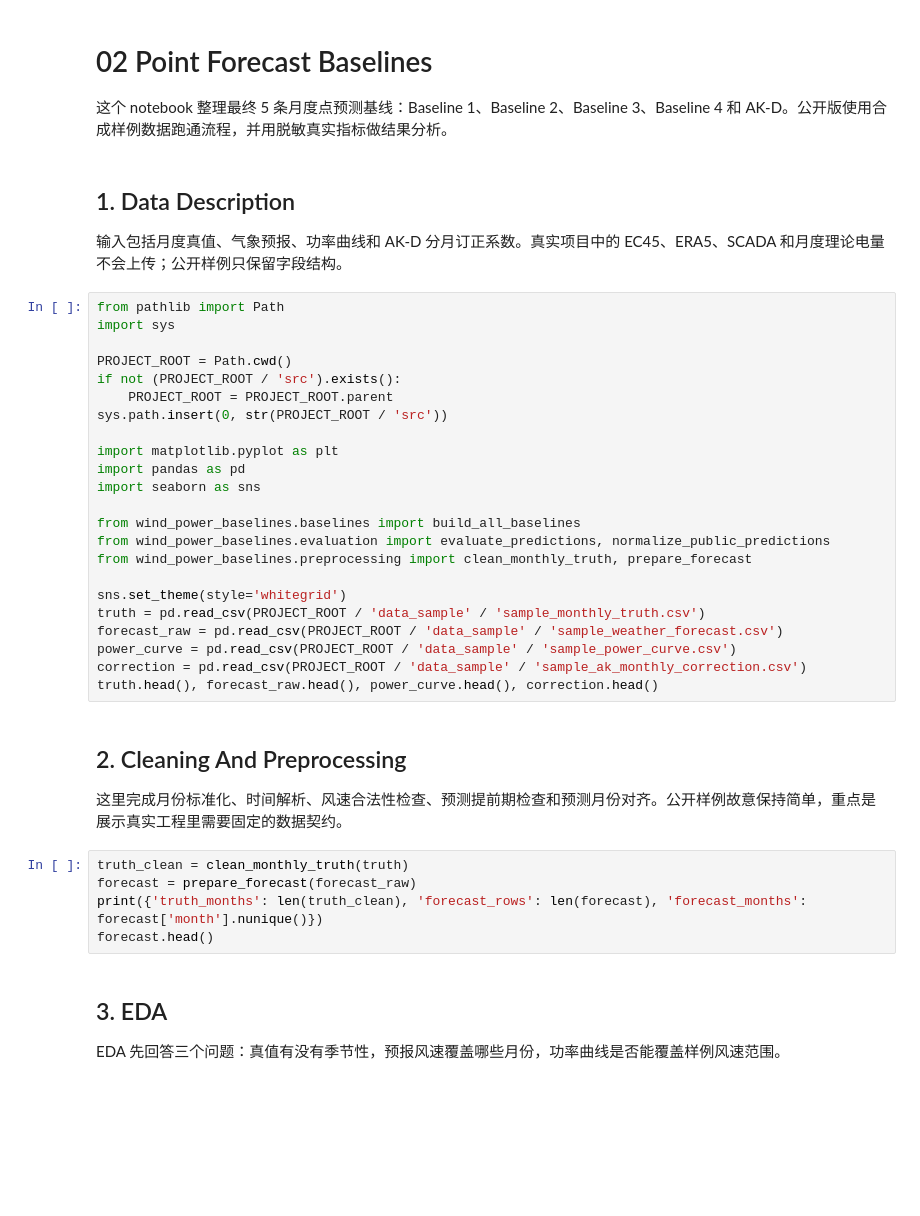
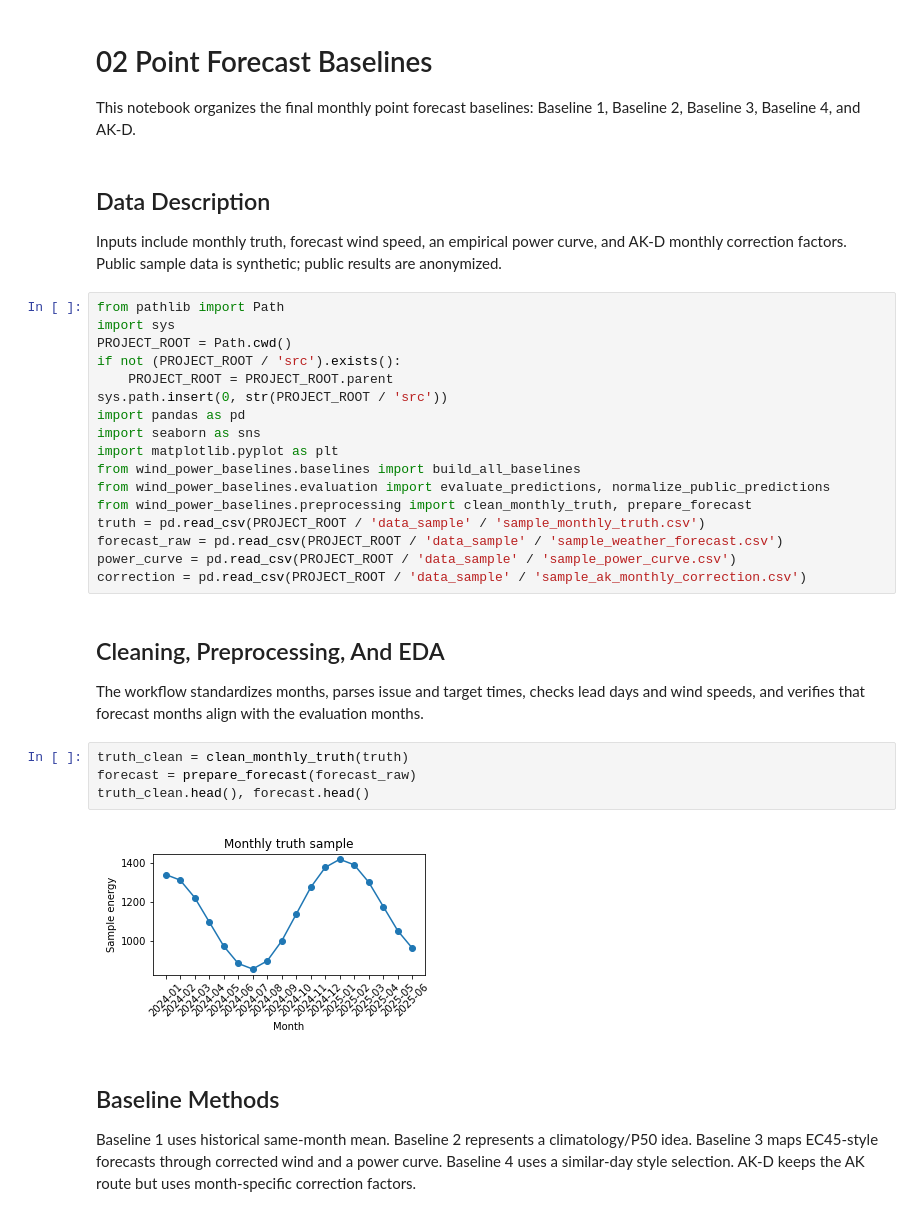
Before and after one commit to nastaranrazi1882-ops/wind-power-baselines, a Jupyter notebook: notebooks/02_point_forecast_baselines.ipynb, the cells around one changed output. Saved outputs shown, nothing was run; the diff lists cells and outputs as text; blank space fills up the shorter version.

```diff
--- a/notebooks/02_point_forecast_baselines.ipynb
+++ b/notebooks/02_point_forecast_baselines.ipynb
@@ -1,45 +1,40 @@
 # %% [markdown]
 # 02 Point Forecast Baselines
 
-这个 notebook 整理最终 5 条月度点预测基线：Baseline 1、Baseline 2、Baseline 3、Baseline 4 和 AK-D。公开版使用合成样例数据跑通流程，并用脱敏真实指标做结果分析。
+This notebook organizes the final monthly point forecast baselines: Baseline 1, Baseline 2, Baseline 3, Baseline 4, and AK-D.
 # %% [markdown]
-## 1. Data Description
+## Data Description
 
-输入包括月度真值、气象预报、功率曲线和 AK-D 分月订正系数。真实项目中的 EC45、ERA5、SCADA 和月度理论电量不会上传；公开样例只保留字段结构。
+Inputs include monthly truth, forecast wind speed, an empirical power curve, and AK-D monthly correction factors. Public sample data is synthetic; public results are anonymized.
 # %%
 from pathlib import Path
 import sys
-
 PROJECT_ROOT = Path.cwd()
 if not (PROJECT_ROOT / 'src').exists():
     PROJECT_ROOT = PROJECT_ROOT.parent
 sys.path.insert(0, str(PROJECT_ROOT / 'src'))
-
-import matplotlib.pyplot as plt
 import pandas as pd
 import seaborn as sns
-
+import matplotlib.pyplot as plt
 from wind_power_baselines.baselines import build_all_baselines
 from wind_power_baselines.evaluation import evaluate_predictions, normalize_public_predictions
 from wind_power_baselines.preprocessing import clean_monthly_truth, prepare_forecast
-
-sns.set_theme(style='whitegrid')
 truth = pd.read_csv(PROJECT_ROOT / 'data_sample' / 'sample_monthly_truth.csv')
 forecast_raw = pd.read_csv(PROJECT_ROOT / 'data_sample' / 'sample_weather_forecast.csv')
 power_curve = pd.read_csv(PROJECT_ROOT / 'data_sample' / 'sample_power_curve.csv')
 correction = pd.read_csv(PROJECT_ROOT / 'data_sample' / 'sample_ak_monthly_correction.csv')
-truth.head(), forecast_raw.head(), power_curve.head(), correction.head()
 # %% [markdown]
-## 2. Cleaning And Preprocessing
+## Cleaning, Preprocessing, And EDA
 
-这里完成月份标准化、时间解析、风速合法性检查、预测提前期检查和预测月份对齐。公开样例故意保持简单，重点是展示真实工程里需要固定的数据契约。
+The workflow standardizes months, parses issue and target times, checks lead days and wind speeds, and verifies that forecast months align with the evaluation months.
 # %%
 truth_clean = clean_monthly_truth(truth)
 forecast = prepare_forecast(forecast_raw)
-print({'truth_months': len(truth_clean), 'forecast_rows': len(forecast), 'forecast_months': forecast['month'].nunique()})
-forecast.head()
+truth_clean.head(), forecast.head()
+# %% [output]
+[figure, added]
 # %% [markdown]
-## 3. EDA
+## Baseline Methods
 
-EDA 先回答三个问题：真值有没有季节性，预报风速覆盖哪些月份，功率曲线是否能覆盖样例风速范围。
+Baseline 1 uses historical same-month mean. Baseline 2 represents a climatology/P50 idea. Baseline 3 maps EC45-style forecasts through corrected wind and a power curve. Baseline 4 uses a similar-day style selection. AK-D keeps the AK route but uses month-specific correction factors.
 # %%
```
Also changed, not shown: parts of 10 cells of this notebook, 1 other file.
